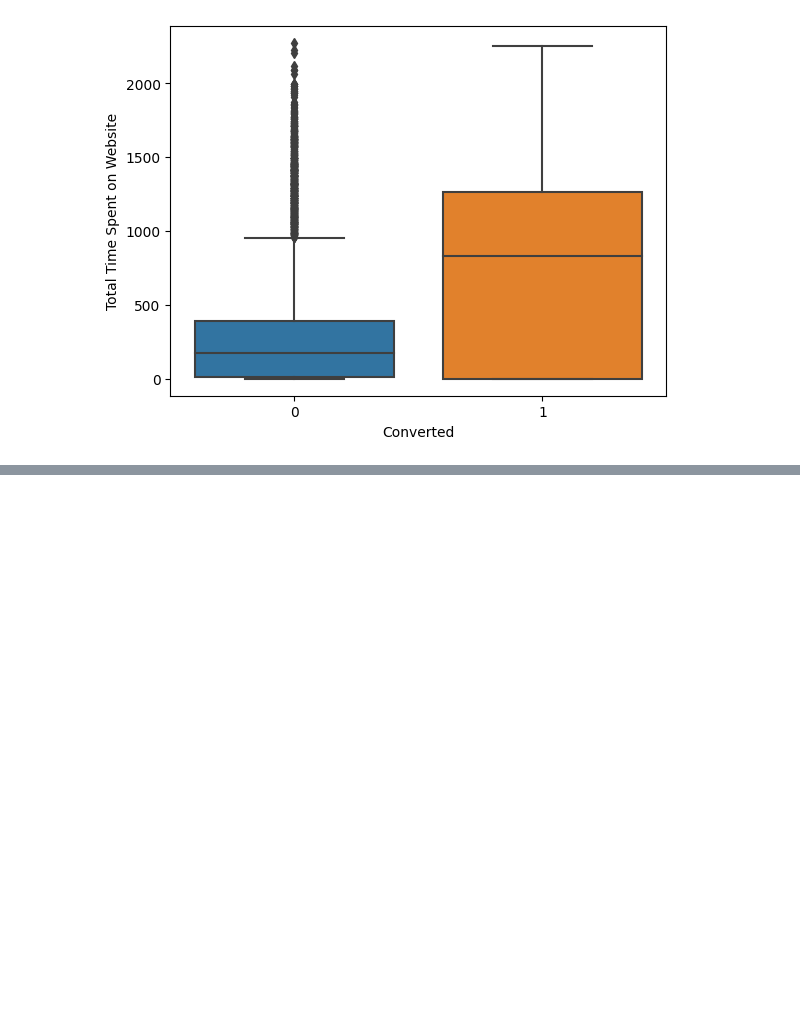
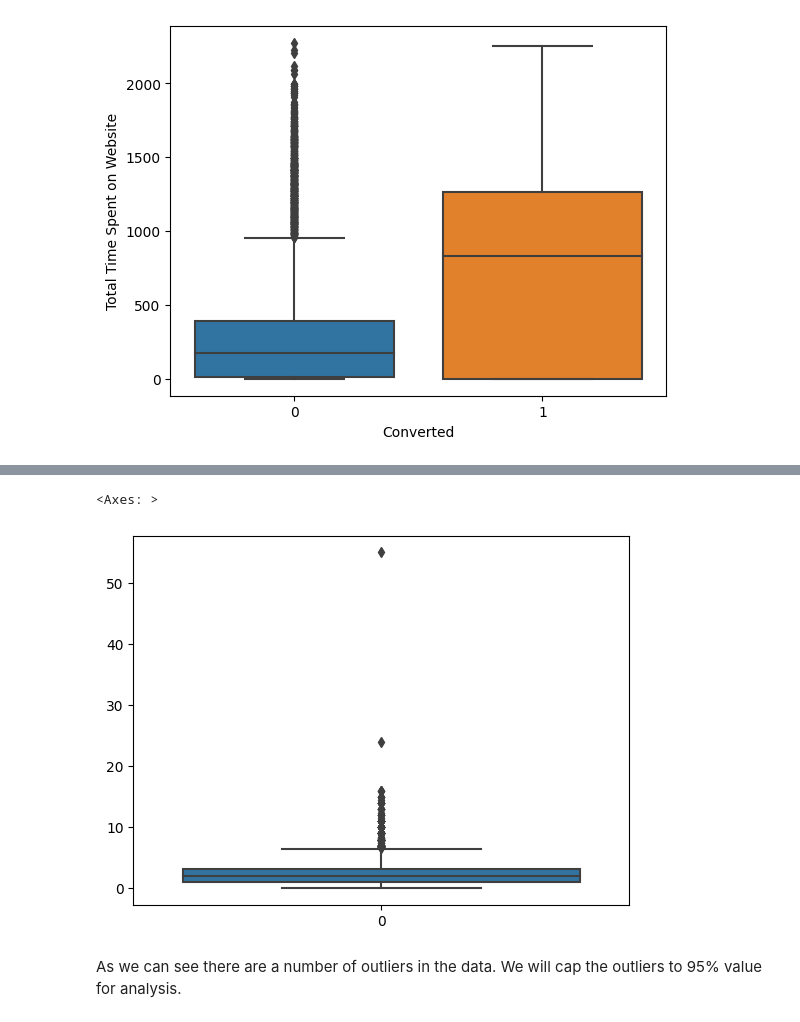
Before and after one commit to Mr-Himanshu123/Lead_Scoring_Prediction, a Jupyter notebook: Lead_Scoring_Prediction.ipynb, the cells around one changed output, grey strips where cells are left out. Drawn from its saved outputs; the diff is of its cells as text; code cells hidden in the pictures; blank space fills up the shorter version.

```diff
--- a/Lead_Scoring_Prediction.ipynb
+++ b/Lead_Scoring_Prediction.ipynb
@@ -621,0 +637,9 @@ sns.boxplot(y = 'Total Time Spent on Website', x = 'Converted', data = lead_data
+# %%
+#Boxplot to check outlier
+sns.boxplot(lead_data['Page Views Per Visit'])
+# %% [output]
+<Axes: >
+[figure, added]
+# %% [markdown]
+As we can see there are a number of outliers in the data.
+We will cap the outliers to 95% value for analysis.
```
Also changed, not shown: parts of 56 cells of this notebook.
